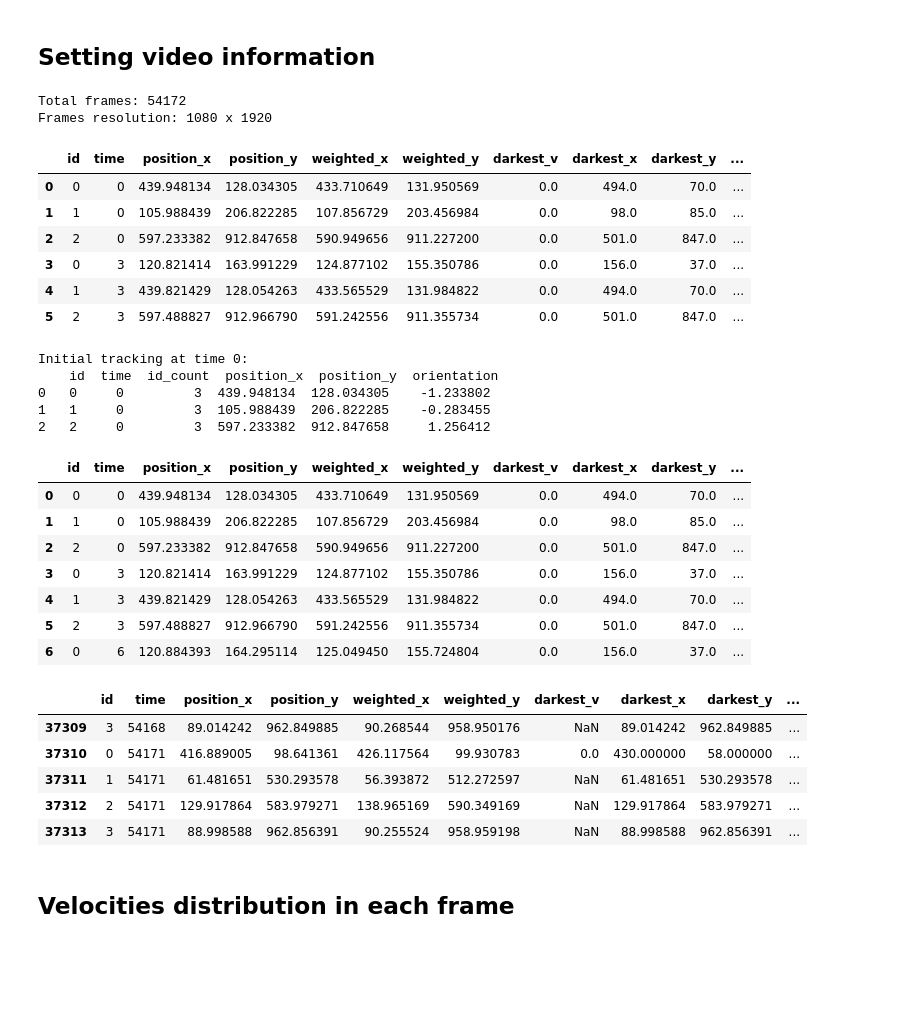
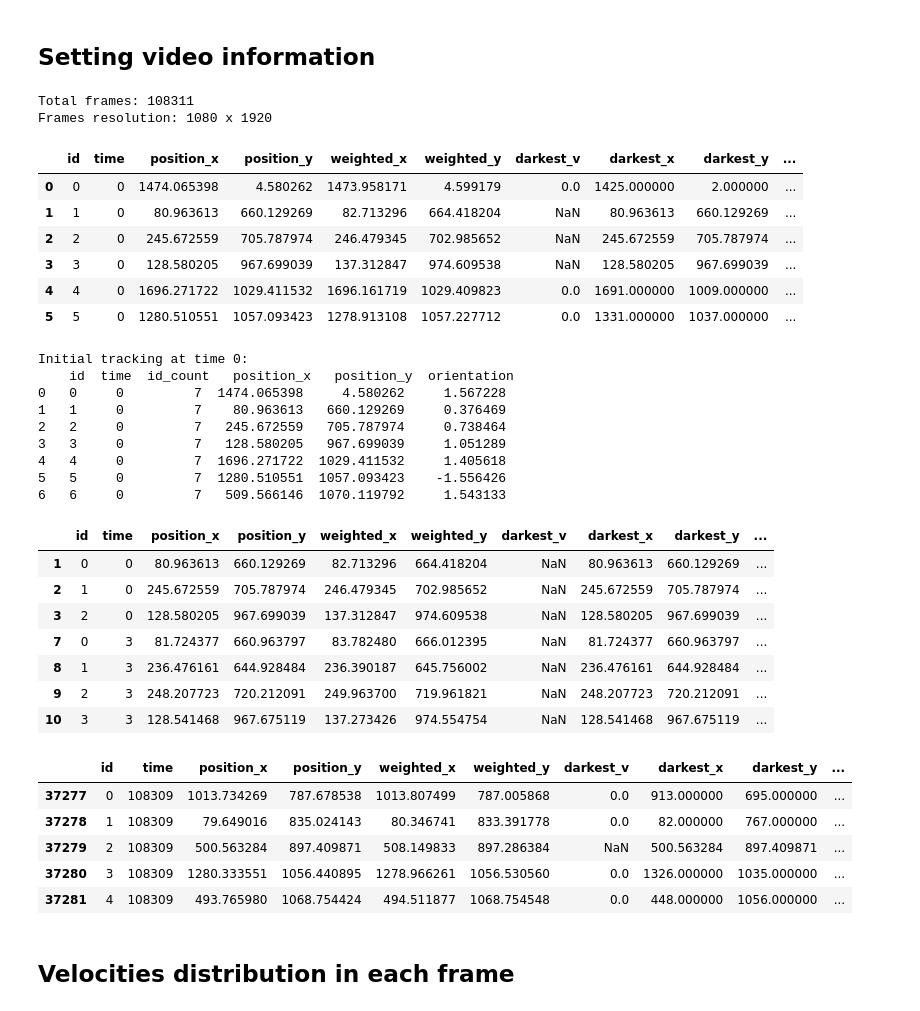
Before and after one commit to fsabrilb/High_Order_Interactions, a Jupyter notebook: tracking_videos/scripts/clustering_particles.ipynb, the cells around one changed output. Saved outputs shown, nothing was run; the diff lists cells and outputs as text; code cells hidden in the pictures; blank space fills up the shorter version.

```diff
--- a/tracking_videos/scripts/clustering_particles.ipynb
+++ b/tracking_videos/scripts/clustering_particles.ipynb
@@ -28,12 +28,12 @@ output_path = "../output_files"
 log_path = "../logs"
 input_generation_date = "2025-02-18"
 
-video_name = "3n_2m_1f_240219_2"
+video_name = "3n_3m_0f_230522_1"
 n_particles = int(video_name[0])
 save_figures = True
 save_tracking = True
 x_bounds = [0, 1080]
-y_bounds = [90, 1840]
+y_bounds = [80, 1840]
 x_zoom = [0, 1080]
 y_zoom = [0, 1920]
 # %% [markdown]
@@ -51,14 +51,14 @@ time = 0
 frame = reader.get_data(time)
 print("Frames resolution: {} x {}".format(frame.shape[0], frame.shape[1]))
 # %% [output]
-Total frames: 54172
+Total frames: 108311
 Frames resolution: 1080 x 1920
 # %%
 df_tracked = pd.concat([
     pd.read_csv("{}/tracked_{}_0.csv".format(output_path, video_name), low_memory=False),
-    pd.read_csv("{}/tracked_{}_1.csv".format(output_path, video_name), low_memory=False)#,
-    # pd.read_csv("{}/tracked_{}_2.csv".format(output_path, video_name), low_memory=False),
-    # pd.read_csv("{}/tracked_{}_3.csv".format(output_path, video_name), low_memory=False)#,
+    pd.read_csv("{}/tracked_{}_1.csv".format(output_path, video_name), low_memory=False),
+    pd.read_csv("{}/tracked_{}_2.csv".format(output_path, video_name), low_memory=False),
+    pd.read_csv("{}/tracked_{}_3.csv".format(output_path, video_name), low_memory=False)#,
     # pd.read_csv("{}/tracked_{}_4.csv".format(output_path, video_name), low_memory=False),
     # pd.read_csv("{}/tracked_{}_5.csv".format(output_path, video_name), low_memory=False),
     # pd.read_csv("{}/tracked_{}_6.csv".format(output_path, video_name), low_memory=False),
@@ -72,59 +72,63 @@ if "coords_x" in df_tracked.columns:
 df_tracked.sort_values(["time", "id"]).head(2 * n_particles)
 # %% [output]
 |  | id | time | position_x | position_y | weighted_x | weighted_y | darkest_v | darkest_x | darkest_y | ... |
-| 0 | 0 | 0 | 439.948134 | 128.034305 | 433.710649 | 131.950569 | 0.0 | 494.0 | 70.0 | ... |
-| 1 | 1 | 0 | 105.988439 | 206.822285 | 107.856729 | 203.456984 | 0.0 | 98.0 | 85.0 | ... |
-| 2 | 2 | 0 | 597.233382 | 912.847658 | 590.949656 | 911.227200 | 0.0 | 501.0 | 847.0 | ... |
-| 3 | 0 | 3 | 120.821414 | 163.991229 | 124.877102 | 155.350786 | 0.0 | 156.0 | 37.0 | ... |
-| 4 | 1 | 3 | 439.821429 | 128.054263 | 433.565529 | 131.984822 | 0.0 | 494.0 | 70.0 | ... |
-| 5 | 2 | 3 | 597.488827 | 912.966790 | 591.242556 | 911.355734 | 0.0 | 501.0 | 847.0 | ... |
+| 0 | 0 | 0 | 1474.065398 | 4.580262 | 1473.958171 | 4.599179 | 0.0 | 1425.000000 | 2.000000 | ... |
+| 1 | 1 | 0 | 80.963613 | 660.129269 | 82.713296 | 664.418204 | NaN | 80.963613 | 660.129269 | ... |
+| 2 | 2 | 0 | 245.672559 | 705.787974 | 246.479345 | 702.985652 | NaN | 245.672559 | 705.787974 | ... |
+| 3 | 3 | 0 | 128.580205 | 967.699039 | 137.312847 | 974.609538 | NaN | 128.580205 | 967.699039 | ... |
+| 4 | 4 | 0 | 1696.271722 | 1029.411532 | 1696.161719 | 1029.409823 | 0.0 | 1691.000000 | 1009.000000 | ... |
+| 5 | 5 | 0 | 1280.510551 | 1057.093423 | 1278.913108 | 1057.227712 | 0.0 | 1331.000000 | 1037.000000 | ... |
 # %%
 # Manual Setup for time = 0
 tracking_0 = df_tracked[df_tracked["time"] == 0]
 cols = ["id", "time", "id_count", "position_x", "position_y", "orientation"]
 print("Initial tracking at time 0:\n", tracking_0[cols])
 
 if tracking_0.shape[0] != n_particles:
     # Manual fitting of initial time tracking
     tracking_0 = tracking_0.drop_duplicates(subset=["id"], keep="first")
-    tracking_0 = tracking_0[tracking_0["id"].isin([0, 1, 2])]
+    tracking_0 = tracking_0[tracking_0["id"].isin([1, 2, 3])]
     tracking_0["id"] = np.arange(n_particles)
     tracking_0["orientation"] = np.array([
-        tracking_0["orientation"].values[0],
+        -tracking_0["orientation"].values[0],
         -tracking_0["orientation"].values[1],
         -tracking_0["orientation"].values[2]
     ])
 
     # Replace the manual setting
     df_tracked = pd.concat([
         tracking_0,
         df_tracked[df_tracked["time"] != 0]
     ]).sort_values(["id", "time"])
 
 df_tracked.sort_values(["time", "id"]).head(2 * n_particles + 1)
 # %% [output]
 Initial tracking at time 0:
-    id  time  id_count  position_x  position_y  orientation
-0   0     0         3  439.948134  128.034305    -1.233802
-1   1     0         3  105.988439  206.822285    -0.283455
-2   2     0         3  597.233382  912.847658     1.256412
+    id  time  id_count   position_x   position_y  orientation
+0   0     0         7  1474.065398     4.580262     1.567228
+1   1     0         7    80.963613   660.129269     0.376469
+2   2     0         7   245.672559   705.787974     0.738464
+3   3     0         7   128.580205   967.699039     1.051289
+4   4     0         7  1696.271722  1029.411532     1.405618
+5   5     0         7  1280.510551  1057.093423    -1.556426
+6   6     0         7   509.566146  1070.119792     1.543133
 |  | id | time | position_x | position_y | weighted_x | weighted_y | darkest_v | darkest_x | darkest_y | ... |
-| 0 | 0 | 0 | 439.948134 | 128.034305 | 433.710649 | 131.950569 | 0.0 | 494.0 | 70.0 | ... |
-| 1 | 1 | 0 | 105.988439 | 206.822285 | 107.856729 | 203.456984 | 0.0 | 98.0 | 85.0 | ... |
-| 2 | 2 | 0 | 597.233382 | 912.847658 | 590.949656 | 911.227200 | 0.0 | 501.0 | 847.0 | ... |
-| 3 | 0 | 3 | 120.821414 | 163.991229 | 124.877102 | 155.350786 | 0.0 | 156.0 | 37.0 | ... |
-| 4 | 1 | 3 | 439.821429 | 128.054263 | 433.565529 | 131.984822 | 0.0 | 494.0 | 70.0 | ... |
-| 5 | 2 | 3 | 597.488827 | 912.966790 | 591.242556 | 911.355734 | 0.0 | 501.0 | 847.0 | ... |
-| 6 | 0 | 6 | 120.884393 | 164.295114 | 125.049450 | 155.724804 | 0.0 | 156.0 | 37.0 | ... |
+| 1 | 0 | 0 | 80.963613 | 660.129269 | 82.713296 | 664.418204 | NaN | 80.963613 | 660.129269 | ... |
+| 2 | 1 | 0 | 245.672559 | 705.787974 | 246.479345 | 702.985652 | NaN | 245.672559 | 705.787974 | ... |
+| 3 | 2 | 0 | 128.580205 | 967.699039 | 137.312847 | 974.609538 | NaN | 128.580205 | 967.699039 | ... |
+| 7 | 0 | 3 | 81.724377 | 660.963797 | 83.782480 | 666.012395 | NaN | 81.724377 | 660.963797 | ... |
+| 8 | 1 | 3 | 236.476161 | 644.928484 | 236.390187 | 645.756002 | NaN | 236.476161 | 644.928484 | ... |
+| 9 | 2 | 3 | 248.207723 | 720.212091 | 249.963700 | 719.961821 | NaN | 248.207723 | 720.212091 | ... |
+| 10 | 3 | 3 | 128.541468 | 967.675119 | 137.273426 | 974.554754 | NaN | 128.541468 | 967.675119 | ... |
 # %%
 df_tracked.sort_values(["time", "id"]).tail(5)
 # %% [output]
 |  | id | time | position_x | position_y | weighted_x | weighted_y | darkest_v | darkest_x | darkest_y | ... |
-| 37309 | 3 | 54168 | 89.014242 | 962.849885 | 90.268544 | 958.950176 | NaN | 89.014242 | 962.849885 | ... |
-| 37310 | 0 | 54171 | 416.889005 | 98.641361 | 426.117564 | 99.930783 | 0.0 | 430.000000 | 58.000000 | ... |
-| 37311 | 1 | 54171 | 61.481651 | 530.293578 | 56.393872 | 512.272597 | NaN | 61.481651 | 530.293578 | ... |
-| 37312 | 2 | 54171 | 129.917864 | 583.979271 | 138.965169 | 590.349169 | NaN | 129.917864 | 583.979271 | ... |
-| 37313 | 3 | 54171 | 88.998588 | 962.856391 | 90.255524 | 958.959198 | NaN | 88.998588 | 962.856391 | ... |
+| 37277 | 0 | 108309 | 1013.734269 | 787.678538 | 1013.807499 | 787.005868 | 0.0 | 913.000000 | 695.000000 | ... |
+| 37278 | 1 | 108309 | 79.649016 | 835.024143 | 80.346741 | 833.391778 | 0.0 | 82.000000 | 767.000000 | ... |
+| 37279 | 2 | 108309 | 500.563284 | 897.409871 | 508.149833 | 897.286384 | NaN | 500.563284 | 897.409871 | ... |
+| 37280 | 3 | 108309 | 1280.333551 | 1056.440895 | 1278.966261 | 1056.530560 | 0.0 | 1326.000000 | 1035.000000 | ... |
+| 37281 | 4 | 108309 | 493.765980 | 1068.754424 | 494.511877 | 1068.754548 | 0.0 | 448.000000 | 1056.000000 | ... |
 # %% [markdown]
 ## Velocities distribution in each frame
 # %%
```
Also changed, not shown: parts of 9 cells of this notebook, 2 other files.
